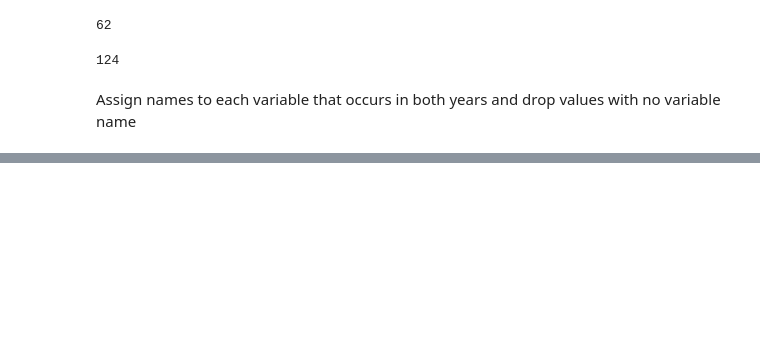
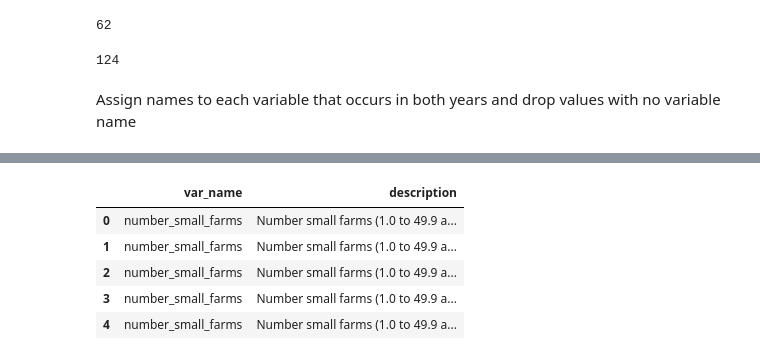
Before and after one commit to dkrasne/nys_farms, a Jupyter notebook: nys_farms_3_agcensus.ipynb, the cells around one changed output, grey strips where cells are left out. Drawn from its saved outputs; the diff is of its cells as text; code cells hidden in the pictures; blank space fills up the shorter version.

```diff
--- a/nys_farms_3_agcensus.ipynb
+++ b/nys_farms_3_agcensus.ipynb
@@ -450,4 +457,5 @@ for idx, row in county2022_df.iterrows():
         if val == var:
             county2022_df.loc[idx, 'var_name'] = key
 # %%
+county2017_df = county2017_df.query("var_name != ''").copy()
 county2022_df = county2022_df.query("var_name != ''").copy()
@@ -481,0 +485,4 @@ zipcode_vars_dict
+# %%
+for key, val in zipcode_vars_dict.items():
+    if " ".join(val.values()) in ['FARMS & LAND & ASSETS AG LAND CROPLAND, HARVESTED ALL PRODUCTION PRACTICES AREA OPERATIONS AREA HARVESTED AREA HARVESTED: (1.0 TO 49.9 ACRES)','FARMS & LAND & ASSETS AG LAND CROPLAND, HARVESTED ALL PRODUCTION PRACTICES AREA OPERATIONS AREA HARVESTED AREA HARVESTED: (50 TO 499 ACRES)','FARMS & LAND & ASSETS AG LAND CROPLAND, HARVESTED ALL PRODUCTION PRACTICES AREA OPERATIONS AREA HARVESTED AREA HARVESTED: (500 OR MORE ACRES)','FARMS & LAND & ASSETS AG LAND CROPLAND, HARVESTED ALL PRODUCTION PRACTICES AREA OPERATIONS TOTAL NOT SPECIFIED','INCOME COMMODITY TOTALS ALL CLASSES ALL PRODUCTION PRACTICES SALES OPERATIONS FARM SALES FARM SALES: (250,000 OR MORE $)','INCOME COMMODITY TOTALS ALL CLASSES ALL PRODUCTION PRACTICES SALES OPERATIONS FARM SALES FARM SALES: (50,000 TO 249,999 $)','INCOME COMMODITY TOTALS ALL CLASSES ALL PRODUCTION PRACTICES SALES OPERATIONS FARM SALES FARM SALES: (LESS THAN 50,000 $)','INCOME COMMODITY TOTALS ALL CLASSES ALL PRODUCTION PRACTICES SALES OPERATIONS TOTAL NOT SPECIFIED']:
+        print(key)
@@ -484,0 +757,24 @@ for key, val in county_vars_dict.items():
+# %%
+for i, df in enumerate([zipcode2017_df, zipcode2022_df, county2017_df, county2022_df]):
+    if i < 2:
+        level = "zipcode"
+    else:
+        level = "county"
+    df['description'] = ''
+    for idx, row in df.iterrows():
+        key = row.var_name
+        vardict = eval(f"{level}_vars_dict")
+        new_var_name = vardict[key].get('var_name')
+        description = vardict[key].get("description")
+        if new_var_name is not None:
+            df.at[idx, 'var_name'] = new_var_name
+            df.at[idx, 'description'] = description
+
+zipcode2017_df.head()[["var_name", 'description']]
+# %% [output]
+|  | var_name | description |
+| 0 | number_small_farms | Number small farms (1.0 to 49.9 a... |
+| 1 | number_small_farms | Number small farms (1.0 to 49.9 a... |
+| 2 | number_small_farms | Number small farms (1.0 to 49.9 a... |
+| 3 | number_small_farms | Number small farms (1.0 to 49.9 a... |
+| 4 | number_small_farms | Number small farms (1.0 to 49.9 a... |
```
Also changed, not shown: parts of 26 cells of this notebook, 21 other files.
